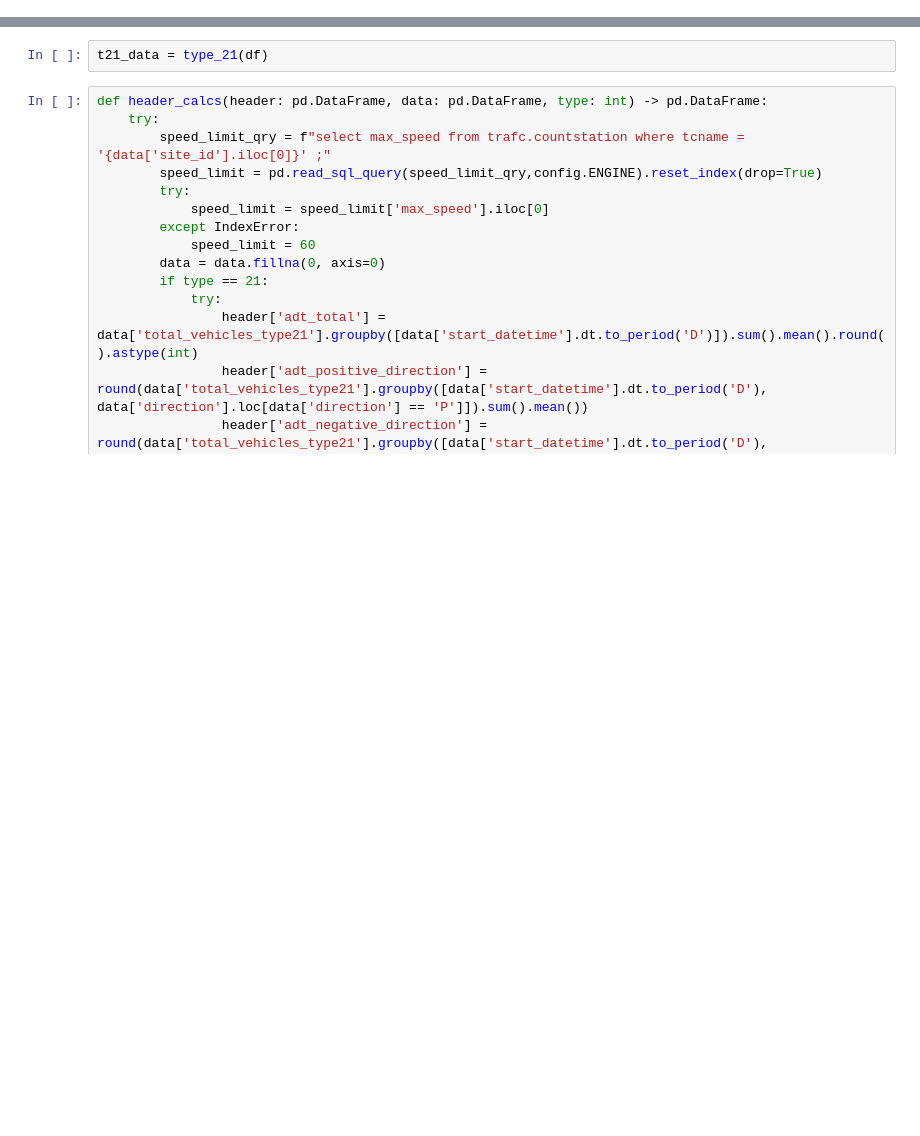
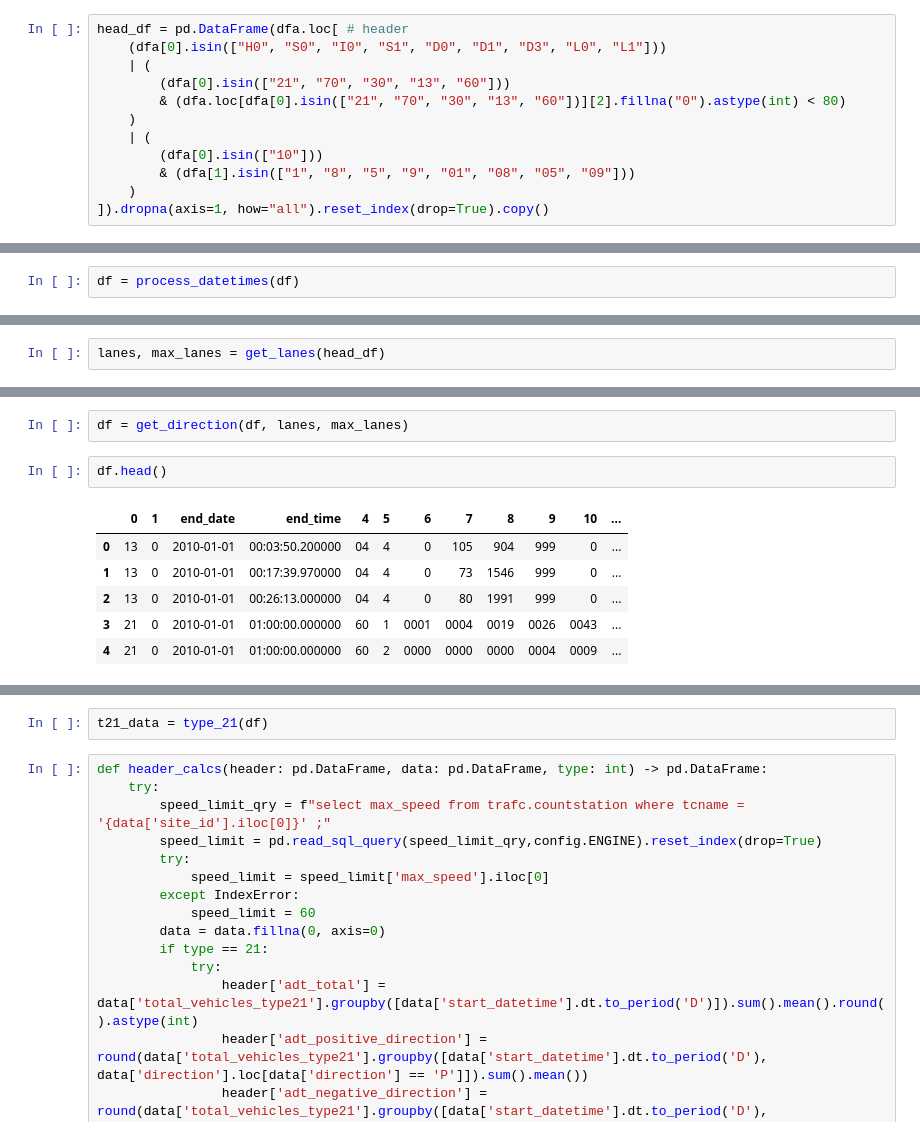
Before and after one commit to brandtosaurus/traffic_electronic_count_ETL, a Jupyter notebook: test.ipynb, the cells around one changed output, grey strips where cells are left out. Drawn from its saved outputs; the diff is of its cells as text; blank space fills up the shorter version.

```diff
--- a/test.ipynb
+++ b/test.ipynb
@@ -801,0 +61,12 @@ def type_21(df) -> pd.DataFrame: # deals with type 21
+# %%
+head_df = pd.DataFrame(dfa.loc[ # header
+    (dfa[0].isin(["H0", "S0", "I0", "S1", "D0", "D1", "D3", "L0", "L1"]))
+    | (
+        (dfa[0].isin(["21", "70", "30", "13", "60"]))
+        & (dfa.loc[dfa[0].isin(["21", "70", "30", "13", "60"])][2].fillna("0").astype(int) < 80)
+    )
+    | (
+        (dfa[0].isin(["10"]))
+        & (dfa[1].isin(["1", "8", "5", "9", "01", "08", "05", "09"]))
+    )
+]).dropna(axis=1, how="all").reset_index(drop=True).copy()
@@ -801,0 +132,2 @@ def type_21(df) -> pd.DataFrame: # deals with type 21
+# %%
+df = process_datetimes(df)
@@ -801,0 +206,2 @@ def type_21(df) -> pd.DataFrame: # deals with type 21
+# %%
+lanes, max_lanes = get_lanes(head_df)
@@ -801,0 +270,11 @@ def type_21(df) -> pd.DataFrame: # deals with type 21
+# %%
+df = get_direction(df, lanes, max_lanes)
+# %%
+df.head()
+# %% [output]
+|  | 0 | 1 | end_date | end_time | 4 | 5 | 6 | 7 | 8 | 9 | 10 | ... |
+| 0 | 13 | 0 | 2010-01-01 | 00:03:50.200000 | 04 | 4 | 0 | 105 | 904 | 999 | 0 | ... |
+| 1 | 13 | 0 | 2010-01-01 | 00:17:39.970000 | 04 | 4 | 0 | 73 | 1546 | 999 | 0 | ... |
+| 2 | 13 | 0 | 2010-01-01 | 00:26:13.000000 | 04 | 4 | 0 | 80 | 1991 | 999 | 0 | ... |
+| 3 | 21 | 0 | 2010-01-01 | 01:00:00.000000 | 60 | 1 | 0001 | 0004 | 0019 | 0026 | 0043 | ... |
+| 4 | 21 | 0 | 2010-01-01 | 01:00:00.000000 | 60 | 2 | 0000 | 0000 | 0000 | 0004 | 0009 | ... |
```
Also changed, not shown: parts of 42 cells of this notebook, 10 other files.
